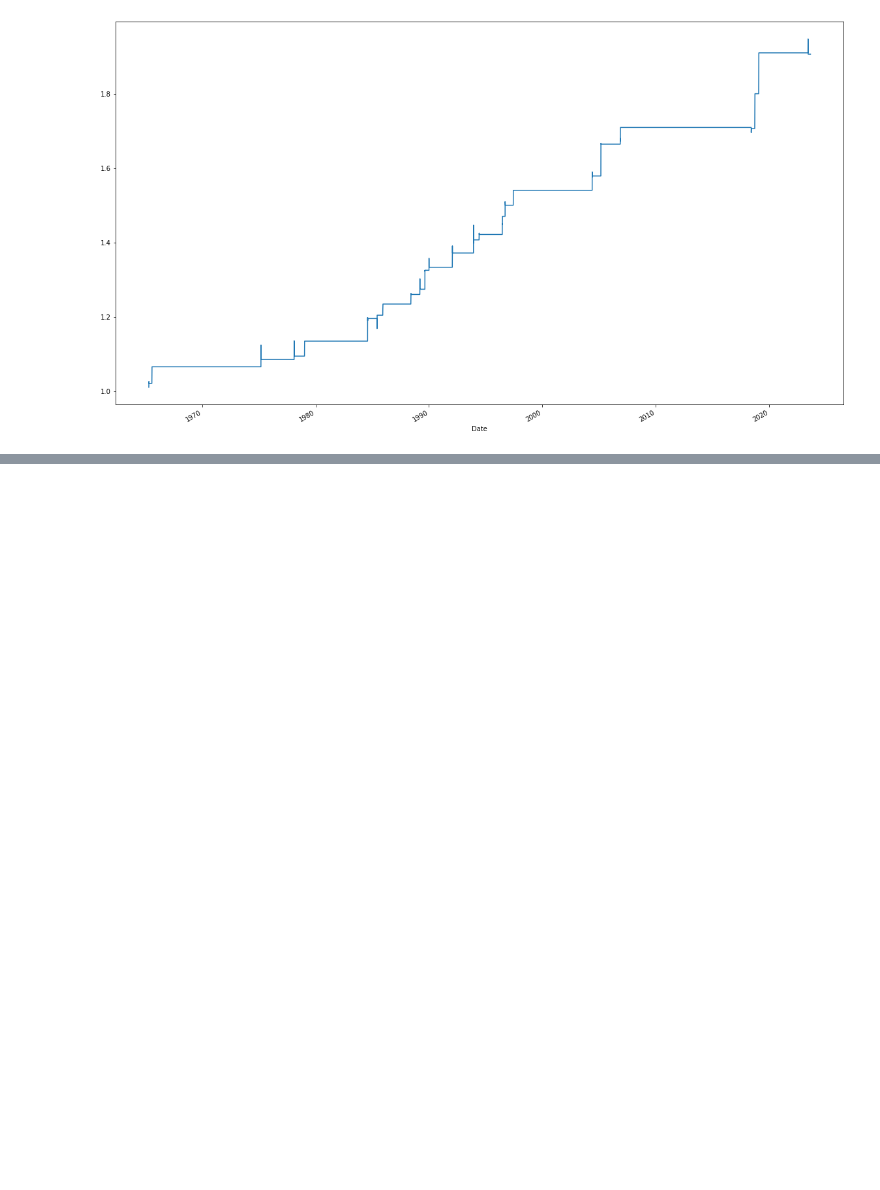
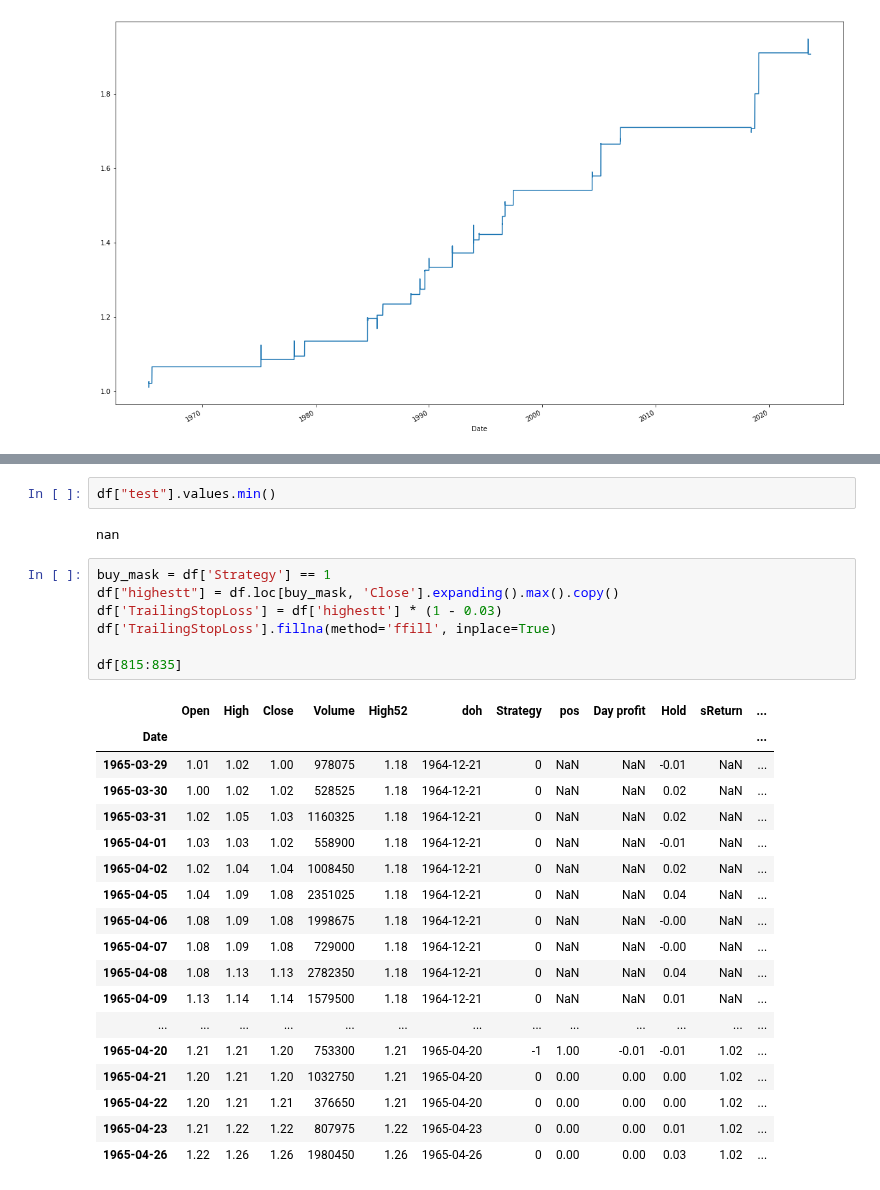
Before and after one commit to Idanq1/Stocks-Strategies, a Jupyter notebook: 52 week/Back testing.ipynb, the cells around one changed output, grey strips where cells are left out. Saved outputs shown, nothing was run; the diff lists cells and outputs as text; blank space fills up the shorter version.

```diff
--- a/52 week/Back testing.ipynb
+++ b/52 week/Back testing.ipynb
@@ -176 +214,31 @@ Date
 Name: sReturn, dtype: float64
+# %%
+df["test"].values.min()
+# %% [output]
+nan
+# %%
+buy_mask = df['Strategy'] == 1
+df["highestt"] = df.loc[buy_mask, 'Close'].expanding().max().copy()
+df['TrailingStopLoss'] = df['highestt'] * (1 - 0.03)
+df['TrailingStopLoss'].fillna(method='ffill', inplace=True)
+
+df[815:835]
+# %% [output]
+|  | Open | High | Close | Volume | High52 | doh | Strategy | pos | Day profit | Hold | sReturn | ... |
+| Date |  |  |  |  |  |  |  |  |  |  |  | ... |
+| 1965-03-29 | 1.01 | 1.02 | 1.00 | 978075 | 1.18 | 1964-12-21 | 0 | NaN | NaN | -0.01 | NaN | ... |
+| 1965-03-30 | 1.00 | 1.02 | 1.02 | 528525 | 1.18 | 1964-12-21 | 0 | NaN | NaN | 0.02 | NaN | ... |
+| 1965-03-31 | 1.02 | 1.05 | 1.03 | 1160325 | 1.18 | 1964-12-21 | 0 | NaN | NaN | 0.02 | NaN | ... |
+| 1965-04-01 | 1.03 | 1.03 | 1.02 | 558900 | 1.18 | 1964-12-21 | 0 | NaN | NaN | -0.01 | NaN | ... |
+| 1965-04-02 | 1.02 | 1.04 | 1.04 | 1008450 | 1.18 | 1964-12-21 | 0 | NaN | NaN | 0.02 | NaN | ... |
+| 1965-04-05 | 1.04 | 1.09 | 1.08 | 2351025 | 1.18 | 1964-12-21 | 0 | NaN | NaN | 0.04 | NaN | ... |
+| 1965-04-06 | 1.08 | 1.09 | 1.08 | 1998675 | 1.18 | 1964-12-21 | 0 | NaN | NaN | -0.00 | NaN | ... |
+| 1965-04-07 | 1.08 | 1.09 | 1.08 | 729000 | 1.18 | 1964-12-21 | 0 | NaN | NaN | -0.00 | NaN | ... |
+| 1965-04-08 | 1.08 | 1.13 | 1.13 | 2782350 | 1.18 | 1964-12-21 | 0 | NaN | NaN | 0.04 | NaN | ... |
+| 1965-04-09 | 1.13 | 1.14 | 1.14 | 1579500 | 1.18 | 1964-12-21 | 0 | NaN | NaN | 0.01 | NaN | ... |
+| ... | ... | ... | ... | ... | ... | ... | ... | ... | ... | ... | ... | ... |
+| 1965-04-20 | 1.21 | 1.21 | 1.20 | 753300 | 1.21 | 1965-04-20 | -1 | 1.00 | -0.01 | -0.01 | 1.02 | ... |
+| 1965-04-21 | 1.20 | 1.21 | 1.20 | 1032750 | 1.21 | 1965-04-20 | 0 | 0.00 | 0.00 | 0.00 | 1.02 | ... |
+| 1965-04-22 | 1.20 | 1.21 | 1.21 | 376650 | 1.21 | 1965-04-20 | 0 | 0.00 | 0.00 | 0.00 | 1.02 | ... |
+| 1965-04-23 | 1.21 | 1.22 | 1.22 | 807975 | 1.22 | 1965-04-23 | 0 | 0.00 | 0.00 | 0.01 | 1.02 | ... |
+| 1965-04-26 | 1.22 | 1.26 | 1.26 | 1980450 | 1.26 | 1965-04-26 | 0 | 0.00 | 0.00 | 0.03 | 1.02 | ... |
```
Also changed, not shown: parts of 10 cells of this notebook, 1 other file.
